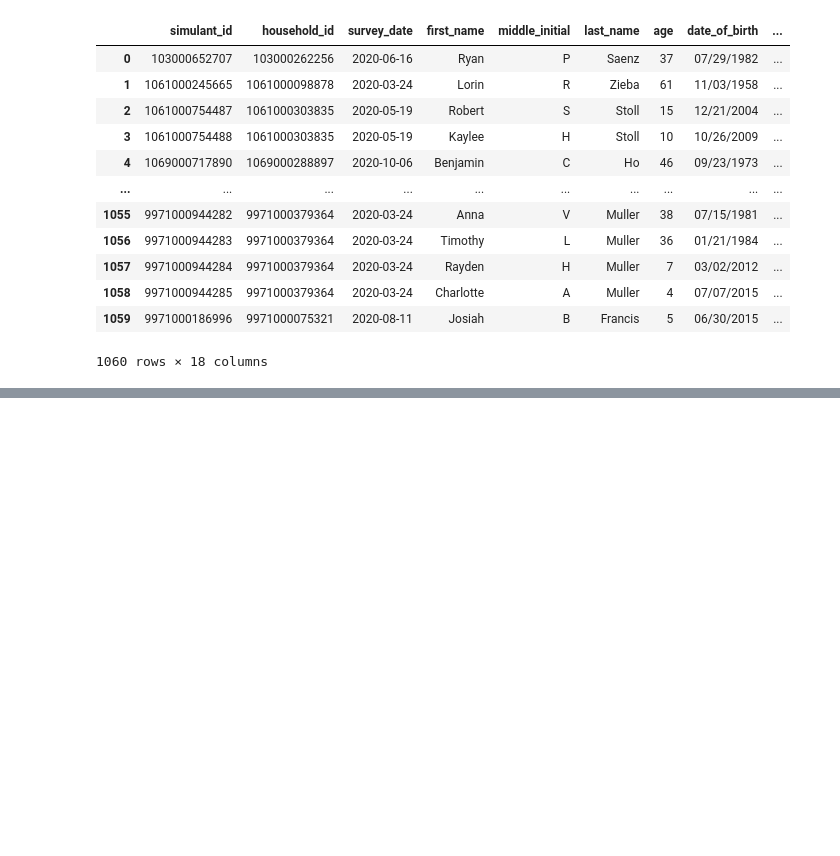
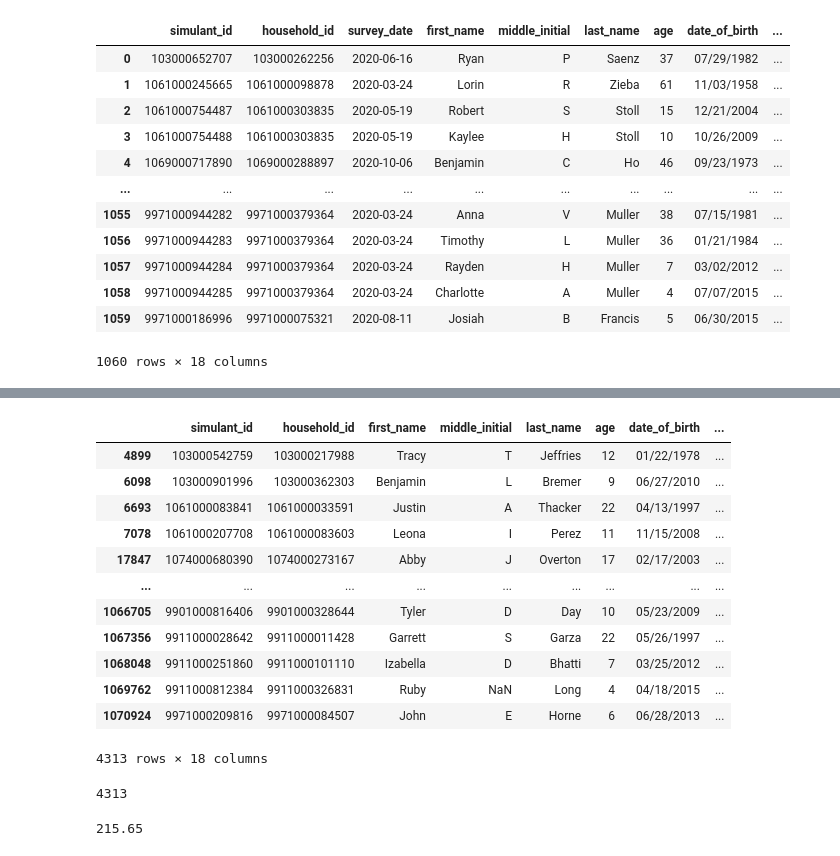
Before and after one commit to ihmeuw/vivarium_research_prl, a Jupyter notebook: pseudopeople_testing/2024_01_19b_test_pseudopeople_ri_v1_0_0.ipynb, the cells around one changed output, grey strips where cells are left out. Drawn from its saved outputs; the diff is of its cells as text; code cells hidden in the pictures; blank space fills up the shorter version.

```diff
--- a/pseudopeople_testing/2024_01_19b_test_pseudopeople_ri_v1_0_0.ipynb
+++ b/pseudopeople_testing/2024_01_19b_test_pseudopeople_ri_v1_0_0.ipynb
@@ -488,0 +894,27 @@ cdata.american_community_survey
+# %%
+# Get list of ages under 24 because we can't directly do comparisons with Categoricals
+under_24 = list(map(str, range(24)))
+in_college_under_24 = cdata.decennial_census.query(f"age in {under_24} and housing_type == 'College'")
+in_college_under_24
+# %% [output]
+|  | simulant_id | household_id | first_name | middle_initial | last_name | age | date_of_birth | ... |
+| 4899 | 103000542759 | 103000217988 | Tracy | T | Jeffries | 12 | 01/22/1978 | ... |
+| 6098 | 103000901996 | 103000362303 | Benjamin | L | Bremer | 9 | 06/27/2010 | ... |
+| 6693 | 1061000083841 | 1061000033591 | Justin | A | Thacker | 22 | 04/13/1997 | ... |
+| 7078 | 1061000207708 | 1061000083603 | Leona | I | Perez | 11 | 11/15/2008 | ... |
+| 17847 | 1074000680390 | 1074000273167 | Abby | J | Overton | 17 | 02/17/2003 | ... |
+| ... | ... | ... | ... | ... | ... | ... | ... | ... |
+| 1066705 | 9901000816406 | 9901000328644 | Tyler | D | Day | 10 | 05/23/2009 | ... |
+| 1067356 | 9911000028642 | 9911000011428 | Garrett | S | Garza | 22 | 05/26/1997 | ... |
+| 1068048 | 9911000251860 | 9911000101110 | Izabella | D | Bhatti | 7 | 03/25/2012 | ... |
+| 1069762 | 9911000812384 | 9911000326831 | Ruby | NaN | Long | 4 | 04/18/2015 | ... |
+| 1070924 | 9971000209816 | 9971000084507 | John | E | Horne | 6 | 06/28/2013 | ... |
+4313 rows × 18 columns
+# %%
+len(in_college_under_24)
+# %% [output]
+4313
+# %%
+0.05 * len(in_college_under_24)
+# %% [output]
+215.65
```
Also changed, not shown: parts of 67 cells of this notebook, 1 other file.
